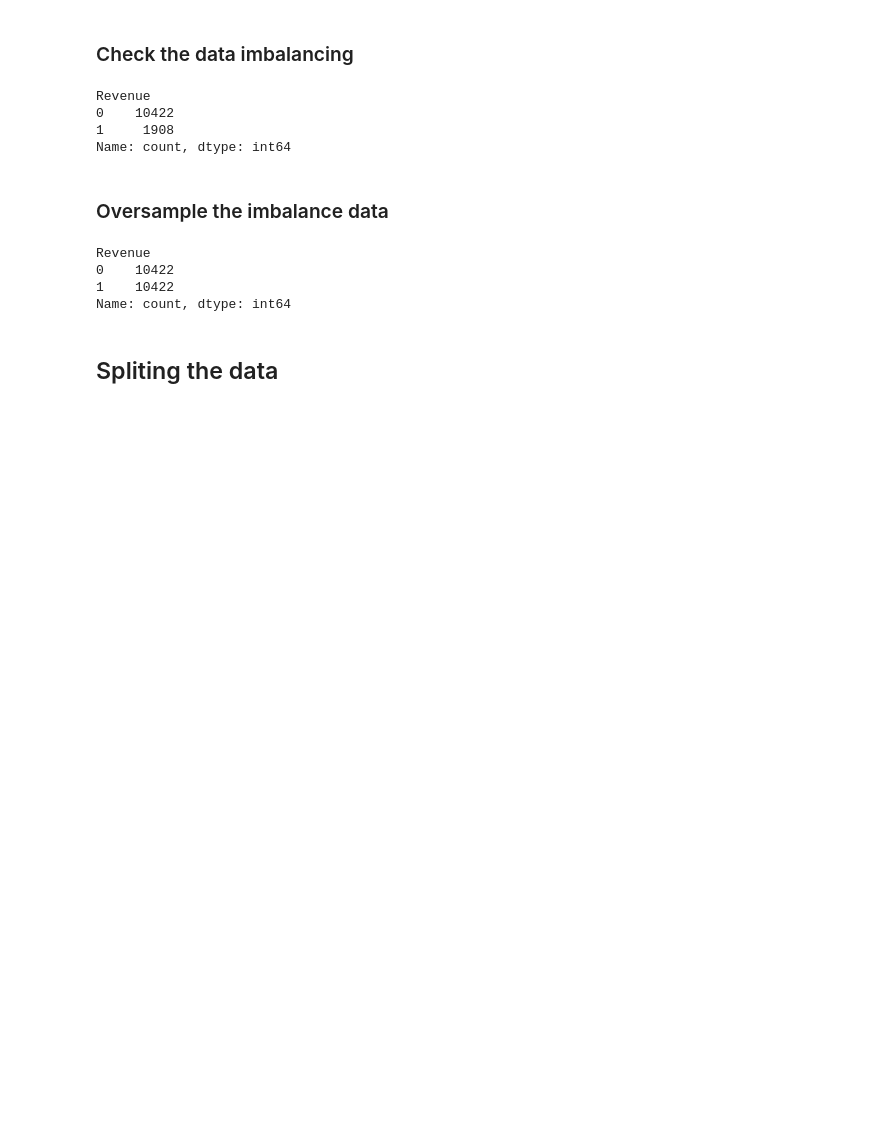
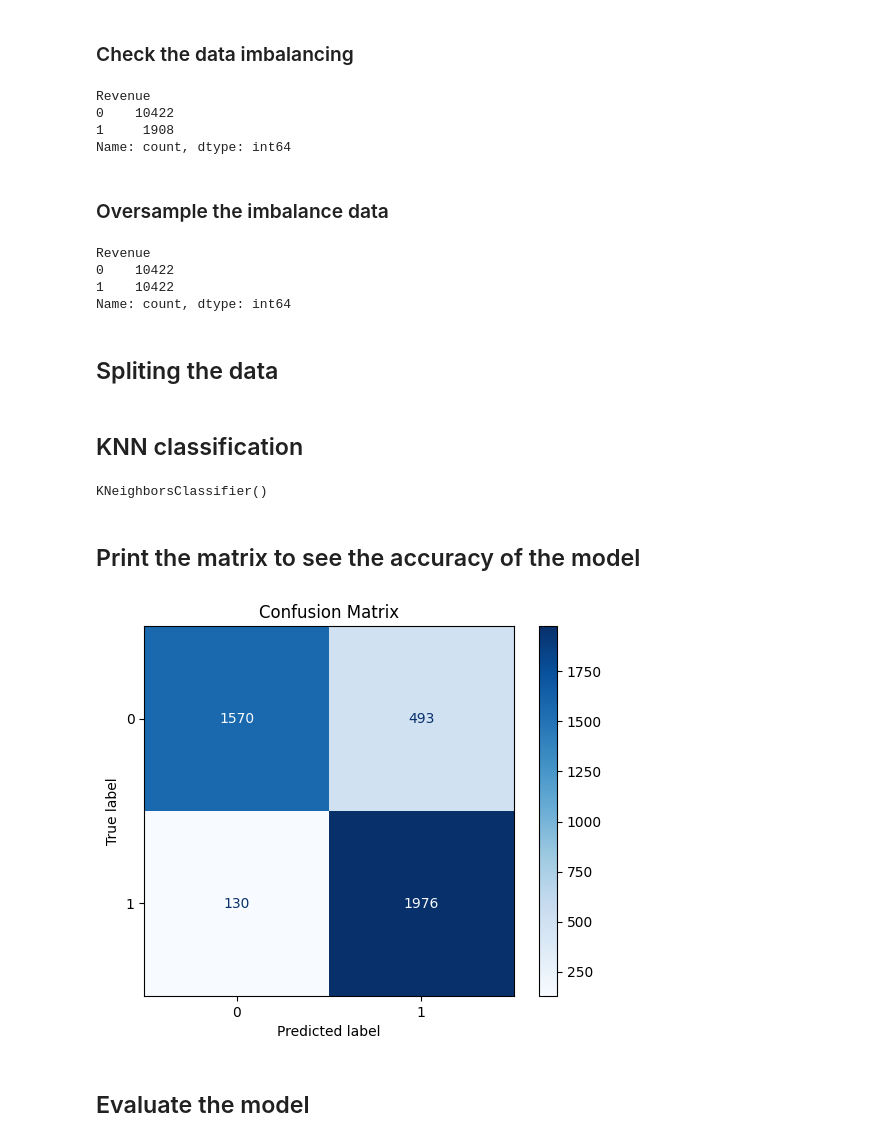
Before and after one commit to dinhminh0307/ASM3-Data-Science, a Jupyter notebook: main.ipynb, the cells around one changed output. Cells and saved outputs as stored; diff of their text form; code cells hidden in the pictures; blank space fills up the shorter version.

Commit message:
feat: add the knn model and hypeparameter tunning

```diff
--- a/main.ipynb
+++ b/main.ipynb
@@ -250,3 +252,29 @@ Name: count, dtype: int64
 ## Spliting the data
 # %%
 x_train, x_test, y_train, y_test = train_test_split(X, Y, test_size = 0.2, random_state = 0)
+# %%
+# Standardize the features
+scaler = StandardScaler()
+x_train = scaler.fit_transform(x_train)
+x_test = scaler.transform(x_test)
+# %% [markdown]
+## KNN classification
+# %%
+knn_model = KNeighborsClassifier(n_neighbors=5)
+knn_model.fit(x_train, y_train)
+# %% [output]
+KNeighborsClassifier()
+# %%
+y_pred = knn_model.predict(x_test)
+# %% [markdown]
+## Print the matrix to see the accuracy of the model
+# %%
+cm = confusion_matrix(y_test, y_pred)
+disp = ConfusionMatrixDisplay(confusion_matrix=cm)
+disp.plot(cmap='Blues')
+plt.title('Confusion Matrix')
+plt.show()
+# %% [output]
+[figure, added]
+# %% [markdown]
+## Evaluate the model
```
Also changed, not shown: parts of 11 cells of this notebook.
